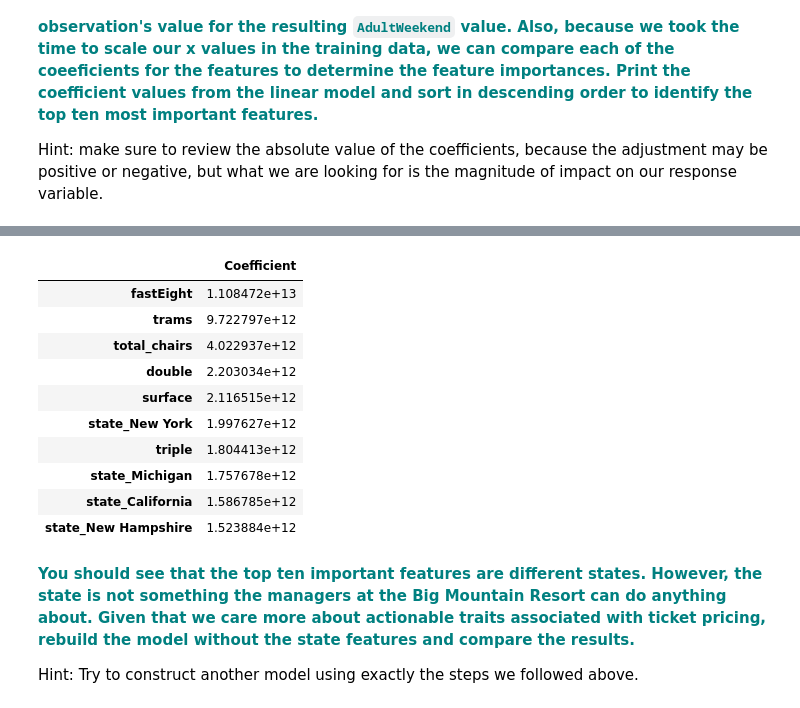
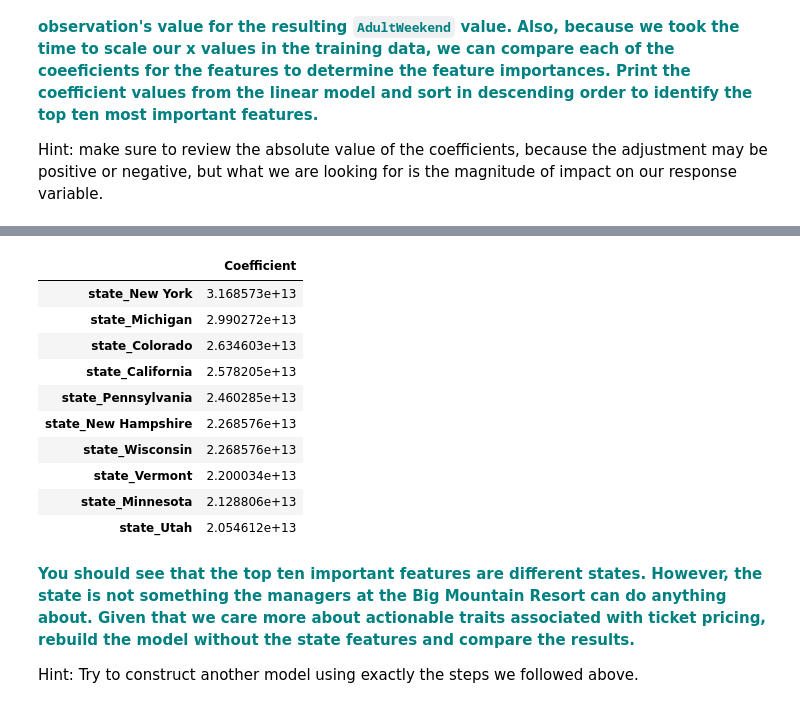
Before and after one commit to jolfr/capstone-01, a Jupyter notebook: notebooks/Notebook_stepfive.ipynb, the cells around one changed output, grey strips where cells are left out. Saved outputs shown, nothing was run; the diff lists cells and outputs as text; code cells hidden in the pictures.

```diff
--- a/notebooks/Notebook_stepfive.ipynb
+++ b/notebooks/Notebook_stepfive.ipynb
@@ -69,6 +74,7 @@ Hint: you can see an example of how to execute this in Aiden's article on prepro
 dfo=df[['state']] # select object type columns and then deselect name
 print(dfo.head())
 
-df = pd.concat([df.drop(dfo, axis=1), pd.get_dummies(dfo)], axis=1)
-df.info()
+df1 = pd.concat([df.drop(dfo, axis=1), pd.get_dummies(dfo)], axis=1)
+
+print(df1.info())
 # %% [output]
@@ -98,17 +146,15 @@ memory usage: 40.3+ KB
 from sklearn import preprocessing
 
 # Declare an explanatory variable, called X,and assign it the result of dropping 'Name' and 'AdultWeekend' from the df
-X = df.drop(['Name','AdultWeekend'], axis=1)
-print(X.info())
+X1 = df1.drop(['Name','AdultWeekend'], axis=1)
 
 # Declare a response variable, called y, and assign it the AdultWeekend column of the df
 y = df.loc[:,'AdultWeekend']
-print(y)
 
 # Here we use the StandardScaler() method of the preprocessing package, and then call the fit() method with parameter X
-scaler = preprocessing.StandardScaler().fit(X)
+scaler = preprocessing.StandardScaler().fit(X1)
 
 # Declare a variable called X_scaled, and assign it the result of calling the transform() method with parameter X
-X_scaled = scaler.transform(X)
-X_scaled
+X_scaled1 = scaler.transform(X1)
+X_scaled1
 # %% [output]
@@ -177,0 +232,4 @@ X_train, X_test, y_train, y_test = train_test_split(X_scaled, y, test_size=0.25,
+# %%
+# Call the train_test_split() function with the first two parameters set to X_scaled and y
+# Declare four variables, X_train, X_test, y_train and y_test separated by commas
+X_train1, X_test1, y_train1, y_test1 = train_test_split(X_scaled1, y, test_size=0.25, random_state=1)
@@ -222,7 +288,7 @@ from sklearn import linear_model
 from sklearn.metrics import explained_variance_score,mean_absolute_error
 
 lm = linear_model.LinearRegression()
-model = lm.fit(X_train,y_train)
+model = lm.fit(X_train1,y_train1)
 # %% [markdown]
 **<font color='teal'> Predict on the testing dataset and score the model performance with the y_test set and the y-pred values. The explained variance is a measure of the variation explained by the model. This is also known as the R-squared value. </font>**
 
@@ -258,18 +327,18 @@ Hint: make sure to review the absolute value of the coefficients, because the ad
 # %%
 # You might want to make a pandas DataFrame displaying the coefficients for each state like so:
-pd.DataFrame(abs(lm.coef_), X.columns, columns=['Coefficient']).sort_values('Coefficient', ascending=False).head(10)
+pd.DataFrame(abs(lm.coef_), X1.columns, columns=['Coefficient']).sort_values('Coefficient', ascending=False).head(10)
 # %% [output]
 |  | Coefficient |
-| fastEight | 1.108472e+13 |
-| trams | 9.722797e+12 |
-| total_chairs | 4.022937e+12 |
-| double | 2.203034e+12 |
-| surface | 2.116515e+12 |
-| state_New York | 1.997627e+12 |
-| triple | 1.804413e+12 |
-| state_Michigan | 1.757678e+12 |
-| state_California | 1.586785e+12 |
-| state_New Hampshire | 1.523884e+12 |
+| state_New York | 3.168573e+13 |
+| state_Michigan | 2.990272e+13 |
+| state_Colorado | 2.634603e+13 |
+| state_California | 2.578205e+13 |
+| state_Pennsylvania | 2.460285e+13 |
+| state_New Hampshire | 2.268576e+13 |
+| state_Wisconsin | 2.268576e+13 |
+| state_Vermont | 2.200034e+13 |
+| state_Minnesota | 2.128806e+13 |
+| state_Utah | 2.054612e+13 |
 # %% [markdown]
 **<font color='teal'>You should see that the top ten important features are different states. However, the state is not something the managers at the Big Mountain Resort can do anything about. Given that we care more about actionable traits associated with ticket pricing, rebuild the model without the state features and compare the results. </font>**
 
```
Also changed, not shown: parts of 49 cells of this notebook.
